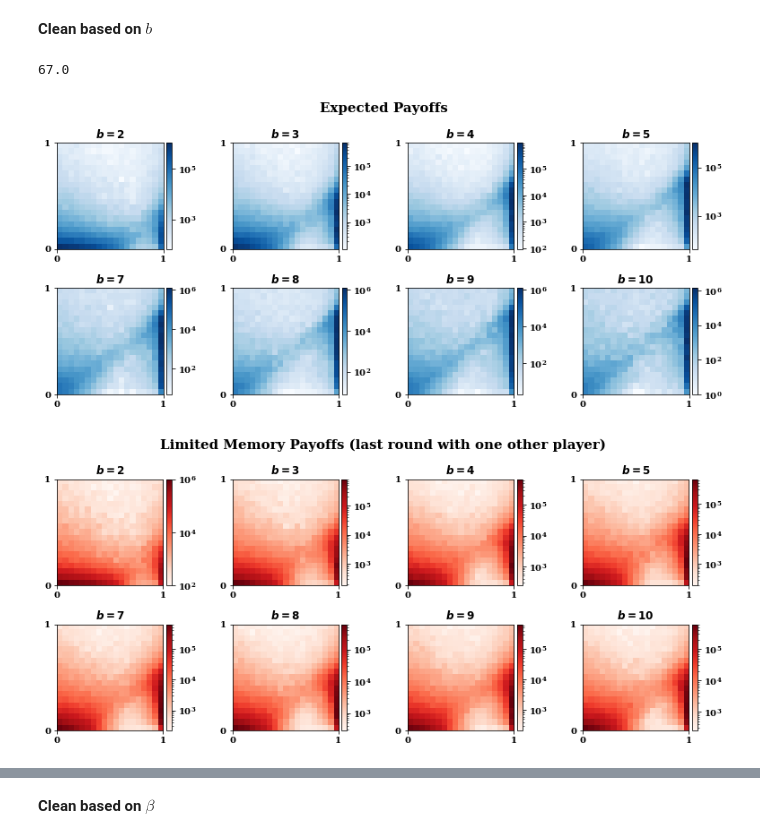
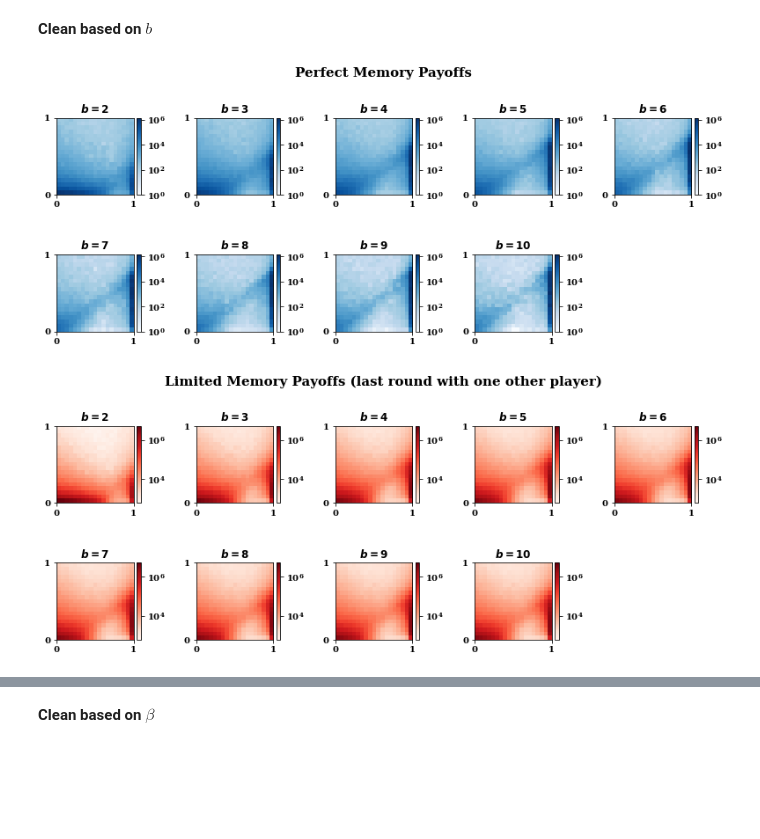
Before and after one commit to Nikoleta-v3/evolution-of-cooperation-with-limited-updating-payoff-memory, a Jupyter notebook: nbs/Donation game.ipynb, the cells around one changed output, grey strips where cells are left out. Saved outputs shown, nothing was run; the diff lists cells and outputs as text; code cells hidden in the pictures; blank space fills up the shorter version.

```diff
--- a/nbs/Donation game.ipynb
+++ b/nbs/Donation game.ipynb
@@ -50,7 +48,7 @@ plotting = dfs[1:5] + dfs[6:]
 points_p = []
 points_q = []
 
-for df in plotting:
+for df in dfs[1:]:
     ps, qs = [], []
     for p, q, v in zip(df["p"], df["q"], df["frequencies"]):
         for _ in range(int(v)):
@@ -59,39 +57,46 @@ for df in plotting:
 
     points_p.append(ps)
     points_q.append(qs)
-# %%
-heatmap, xedges, yedges = np.histogram2d(points_p[0], points_q[0], bins=19)
-# %%
-heatmap.min()
-# %% [output]
-67.0
+# %%
+heatmaps = []
+extents = []
+for p, q in zip(points_p, points_q):
+
+    heatmap, xedges, yedges = np.histogram2d(p, q, bins=19)
+
+    extent = [xedges[0], xedges[-1], yedges[0], yedges[-1]]
+
+    heatmaps.append(heatmap)
+    extents.append(extent)
+# %%
+min_ = min([heatmap.min() for heatmap in heatmaps])
+
+max_ = max([heatmap.max() for heatmap in heatmaps])
 # %%
-fig, axes = plt.subplots(nrows=2, ncols=4, figsize=(11, 5))
+fig, axes = plt.subplots(nrows=2, ncols=5, figsize=(11, 5))
 
-for i, points in enumerate(zip(points_p, points_q)):
+for i, heatmap in enumerate(heatmaps):
 
-    index = (int(i / 4), i % 4)
+    index = (int(i / 5), i % 5)
 
-    heatmap, xedges, yedges = np.histogram2d(points[0], points[1], bins=19)
-
-    extent = [xedges[0], xedges[-1], yedges[0], yedges[-1]]
-
-    im = axes[index].imshow(heatmap.T, extent=extent, origin="lower",
+    im = axes[index].imshow(heatmap.T, extent=extents[i], origin="lower",
                             cmap=matplotlib.cm.get_cmap("Blues"),
-                            norm=colors.LogNorm(vmin=heatmap.min(),
-                                                vmax=heatmap.max()))
+                            norm=colors.LogNorm(vmin=min_,
+                                                vmax=max_))
 
     divider = make_axes_locatable(axes[index])
     cax = divider.append_axes('right', size='5%', pad=0.05)
     fig.colorbar(im, cax=cax, orientation='vertical')
 
-    axes[index].set_title(f"$b={plotting[i]['b'].unique()[0]}$", weight="bold");
+    axes[index].set_title(f"$b={dfs[i + 1]['b'].unique()[0]}$", weight="bold");
     axes[index].set_xticks(np.linspace(0, 1, 2))
     axes[index].set_yticks(np.linspace(0, 1, 2))
 
-fig.suptitle('Expected Payoffs', weight="bold", fontsize=15)
+fig.suptitle('Perfect Memory Payoffs', weight="bold", fontsize=15)
 plt.tight_layout();
 
+fig.delaxes(axes[(1, 4)]);
+
 plt.savefig("../static/expected_for_beta.pdf", bbox_inches='tight')
 # %% [output]
-[figure, old version]
+[figure, new version]
@@ -121,25 +141,21 @@ for df in plotting_stoch:
 # %%
-fig, axes = plt.subplots(nrows=2, ncols=4, figsize=(11, 5))
+fig, axes = plt.subplots(nrows=2, ncols=5, figsize=(11, 5))
 
-for i, points in enumerate(zip(points_p_st, points_q_st)):
-    index = (int(i / 4), i % 4)
-
-    heatmap, xedges, yedges = np.histogram2d(points[0], points[1], bins=19,)
-
-    extent = [xedges[0], xedges[-1], yedges[0], yedges[-1]]
+for i, heatmap in enumerate(heatmaps):
+    index = (int(i / 5), i % 5)
 
     im = axes[index].imshow(heatmap.T,
-                            extent=extent,
+                            extent=extents[i],
                             origin="lower",
                             cmap=matplotlib.cm.get_cmap("Reds"),
-                             norm=colors.LogNorm(vmin=heatmap.min(),
-                                                 vmax=heatmap.max()))
+                            norm=colors.LogNorm(vmin=min_,
+                                                 vmax=max_))
 
     divider = make_axes_locatable(axes[index])
     cax = divider.append_axes('right', size='5%', pad=0.05)
     fig.colorbar(im, cax=cax, orientation='vertical')
 
-    axes[index].set_title(f"$b={plotting_stoch[i]['b'].unique()[0]}$", weight="bold");
+    axes[index].set_title(f"$b={dfs_stoch[i]['b'].unique()[0]}$", weight="bold");
     axes[index].set_xticks(np.linspace(0, 1, 2))
     axes[index].set_yticks(np.linspace(0, 1, 2))
 
@@ -147,9 +163,11 @@ fig.suptitle('Limited Memory Payoffs (last round with one other player)', weight
 
 plt.tight_layout();
 
+fig.delaxes(axes[(1, 4)]);
+
 plt.savefig("../static/stochastic_for_beta.pdf", bbox_inches='tight')
 # %% [output]
-[figure, old version]
+[figure, new version]
 # %%
 cooperation_rates = []
 cooperation_rates_expected = []
```
Also changed, not shown: parts of 26 cells of this notebook, 15 other files.
